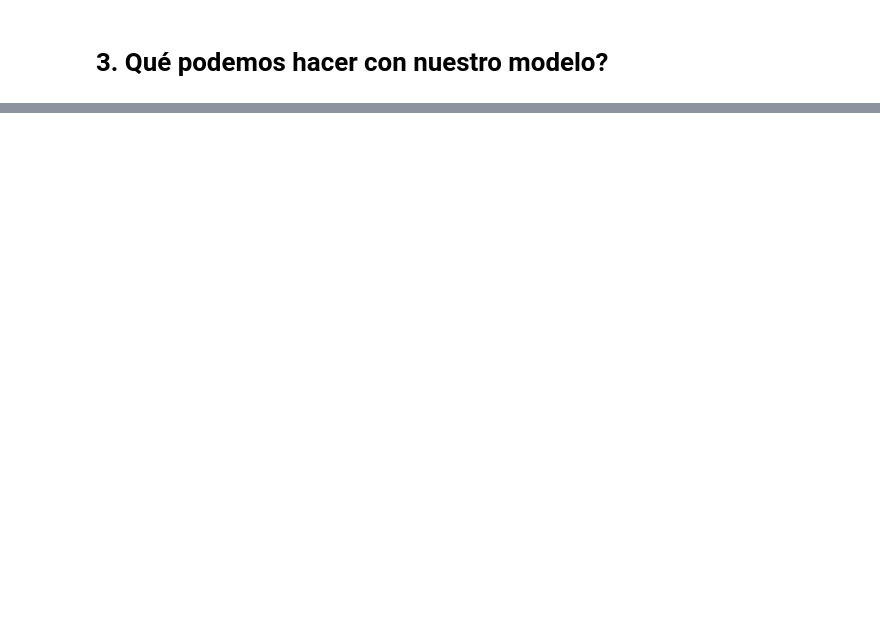
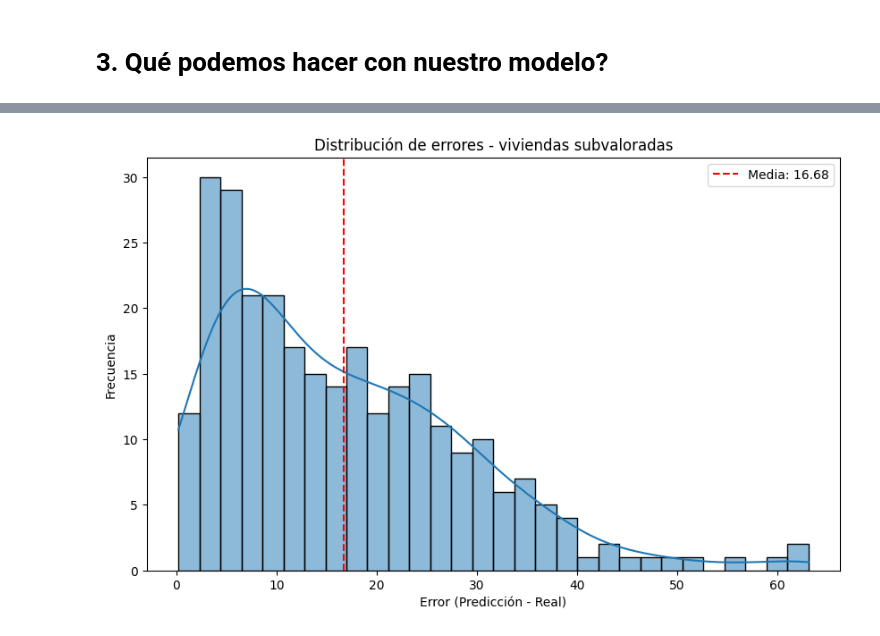
Before and after one commit to cesarqb/House-Price-Prediction-with-Machine-Learning, a Jupyter notebook: notebooks/housing_price_modeling.ipynb, the cells around one changed output, grey strips where cells are left out. Drawn from its saved outputs; the diff is of its cells as text; code cells hidden in the pictures; blank space fills up the shorter version.

Commit message:
carga de utilidades de precio

```diff
--- a/notebooks/housing_price_modeling.ipynb
+++ b/notebooks/housing_price_modeling.ipynb
@@ -852,0 +863,3 @@ guardar_modelo(model_lasso, nombre_modelo="lasso")
+# %%
+# Cargando el modelo ganador
+model = cargar_modelo("linear_regression_20260404_224424.pkl")
@@ -852,0 +898,5 @@ guardar_modelo(model_lasso, nombre_modelo="lasso")
+# %%
+# Generando predicciones para la data analizada
+features = scaler.feature_names_in_
+X_scaled = scaler.transform(X[features])
+y_pred = model.predict(X_scaled)
@@ -852,0 +905,7 @@ guardar_modelo(model_lasso, nombre_modelo="lasso")
+# %%
+subvaloradas = detectar_viviendas_subvaloradas(
+    X[features],
+    Y,
+    y_pred
+)
+subvaloradas.head()
@@ -852,0 +920,4 @@ guardar_modelo(model_lasso, nombre_modelo="lasso")
+# %%
+plot_subvaloradas(subvaloradas)
+# %% [output]
+[figure, added]
```
Also changed, not shown: parts of 11 cells of this notebook, 6 other files.
